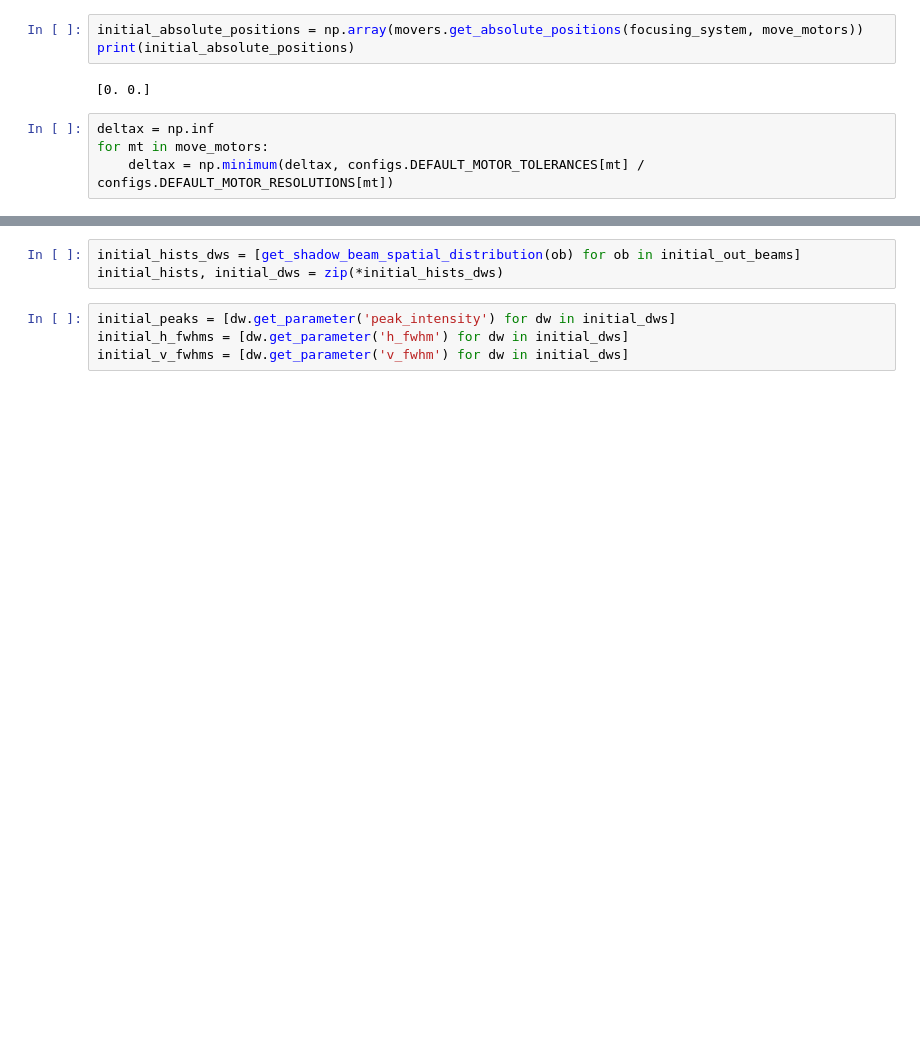
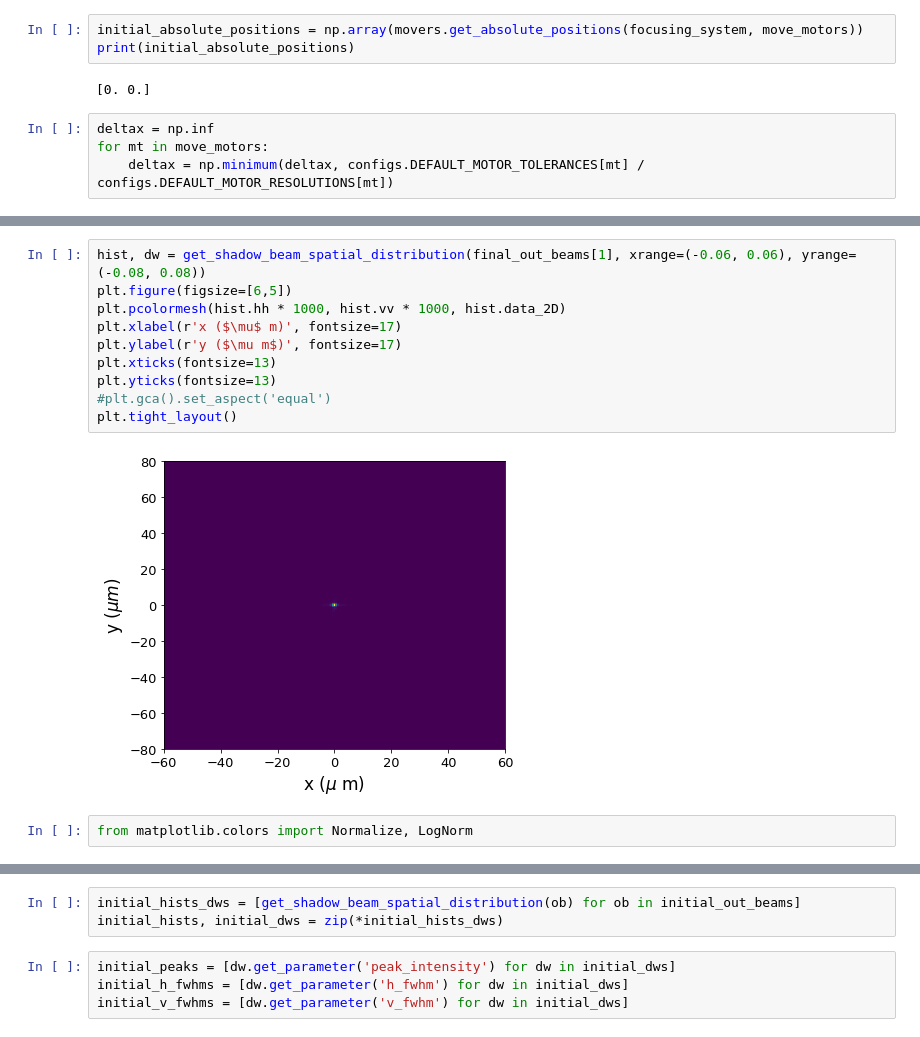
Before and after one commit to AI-ML-at-APS/AI-ML_Control_System, a Jupyter notebook: work_directory/jupyter/gp_discrete/hkb_4_vkb_4.ipynb, the cells around one changed output, grey strips where cells are left out. Cells and saved outputs as stored; diff of their text form; blank space fills up the shorter version.

```diff
--- a/work_directory/jupyter/gp_discrete/hkb_4_vkb_4.ipynb
+++ b/work_directory/jupyter/gp_discrete/hkb_4_vkb_4.ipynb
@@ -172,0 +220,14 @@ initial guess is [-0.08437478753603092, 0.0647160628677298]
+# %%
+hist, dw = get_shadow_beam_spatial_distribution(final_out_beams[1], xrange=(-0.06, 0.06), yrange=(-0.08, 0.08))
+plt.figure(figsize=[6,5])
+plt.pcolormesh(hist.hh * 1000, hist.vv * 1000, hist.data_2D)
+plt.xlabel(r'x ($\mu$ m)', fontsize=17)
+plt.ylabel(r'y ($\mu m$)', fontsize=17)
+plt.xticks(fontsize=13)
+plt.yticks(fontsize=13)
+#plt.gca().set_aspect('equal')
+plt.tight_layout()
+# %% [output]
+[figure, added]
+# %%
+from matplotlib.colors import Normalize, LogNorm
```
Also changed, not shown: parts of 12 cells of this notebook, 6 other files.
